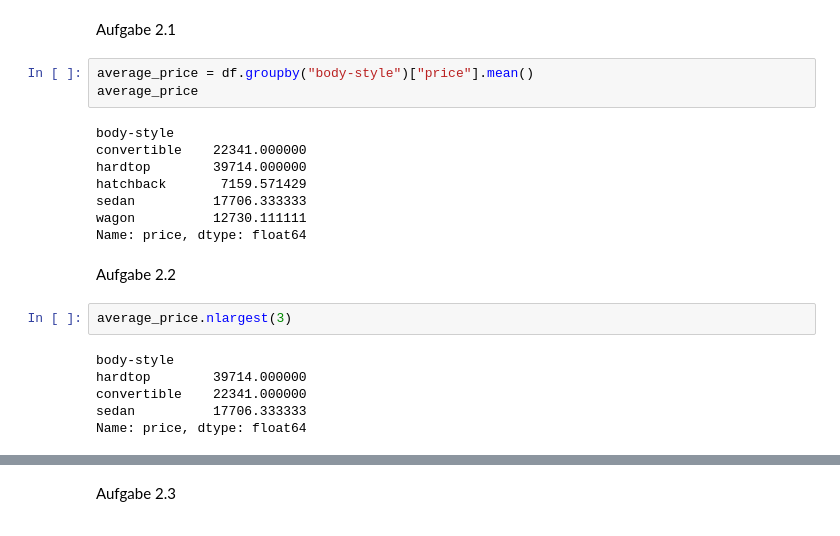
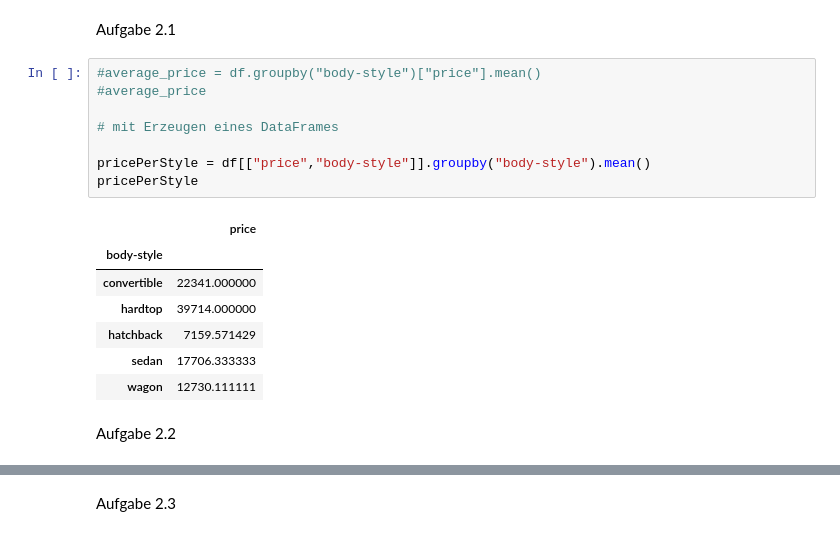
Before and after one commit to Maximilian-prog/ml-kurs-ws22, a Jupyter notebook: P1_Pandas_Exercise.ipynb, the cells around one changed output, grey strips where cells are left out. Cells and saved outputs as stored; diff of their text form.

```diff
--- a/P1_Pandas_Exercise.ipynb
+++ b/P1_Pandas_Exercise.ipynb
@@ -96,23 +81,20 @@ Name: price, dtype: float64
 # %% [markdown]
 Aufgabe 2.1
 # %%
-average_price = df.groupby("body-style")["price"].mean()
-average_price
+#average_price = df.groupby("body-style")["price"].mean()
+#average_price
+
+# mit Erzeugen eines DataFrames
+
+pricePerStyle = df[["price","body-style"]].groupby("body-style").mean()
+pricePerStyle
 # %% [output]
-body-style
-convertible    22341.000000
-hardtop        39714.000000
-hatchback       7159.571429
-sedan          17706.333333
-wagon          12730.111111
-Name: price, dtype: float64
+|  | price |
+| body-style |  |
+| convertible | 22341.000000 |
+| hardtop | 39714.000000 |
+| hatchback | 7159.571429 |
+| sedan | 17706.333333 |
+| wagon | 12730.111111 |
 # %% [markdown]
 Aufgabe 2.2
-# %%
-average_price.nlargest(3)
-# %% [output]
-body-style
-hardtop        39714.000000
-convertible    22341.000000
-sedan          17706.333333
-Name: price, dtype: float64
```
Also changed, not shown: parts of 12 cells of this notebook.
